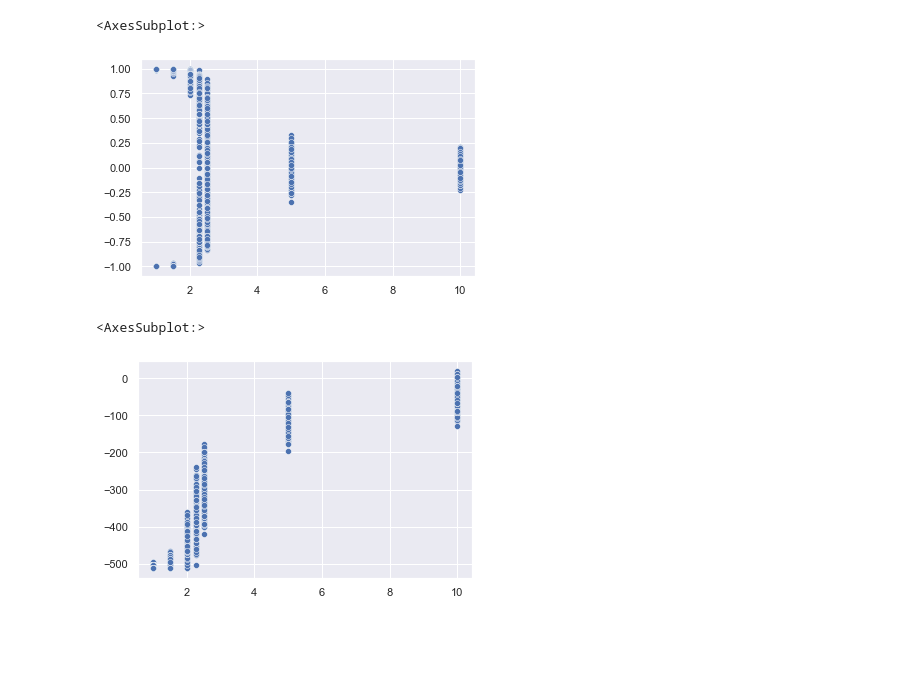
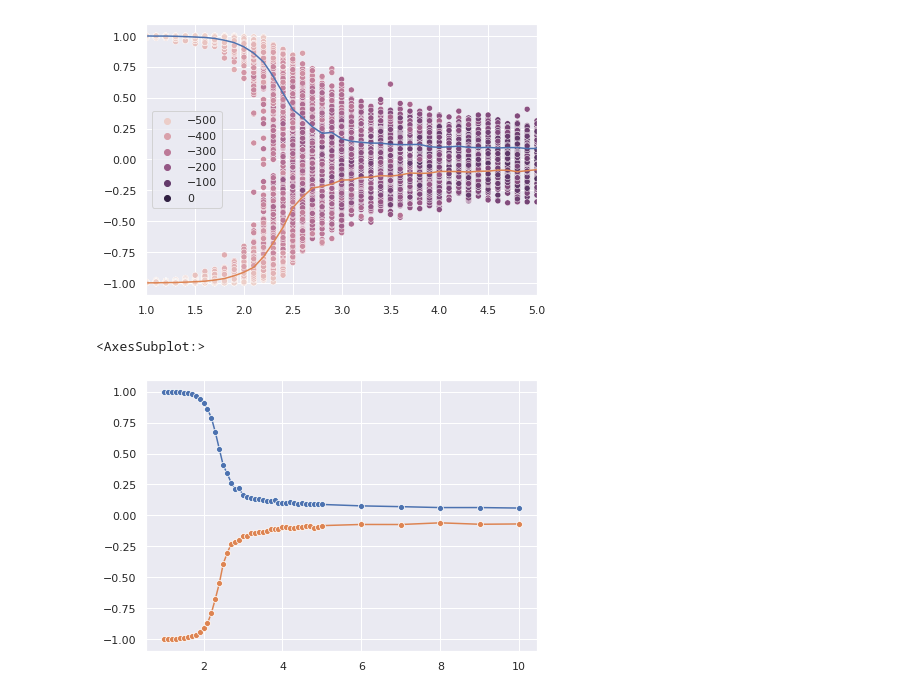
Before and after one commit to NerusSkyhigh/Machine-Learning-Phases-of-Matter, a Jupyter notebook: Visualisation.ipynb, the cells around one changed output. Cells and saved outputs as stored; diff of their text form; code cells hidden in the pictures; blank space fills up the shorter version.

```diff
--- a/Visualisation.ipynb
+++ b/Visualisation.ipynb
@@ -2,10 +2,11 @@
 import pandas as pd
 import seaborn as sns
 import numpy as np
+import matplotlib.pyplot as plt
 
-sns.set(rc={'figure.figsize':(5,5)})
+sns.set(rc={'figure.figsize':(7,5)})
 # %%
-raw_data = np.genfromtxt('22-05-19.csv', delimiter=',')
+raw_data = np.genfromtxt('22-05-20.csv', delimiter=',')
 print("Shape:", raw_data.shape)
 raw_data[:10][:5]
 # %% [output]
@@ -40,3 +41,16 @@ for idx in range(raw_data.shape[0]):
     T[idx] = raw_data[idx][1] # T
     E[idx] = raw_data[idx][2] # E
     m[idx] = np.sum(raw_data[idx][3:])/(raw_data.shape[1]-3)
+
+
+m_pos_mask = m > 0
+m_neg_mask = m < 0
+
+T_uniq = np.unique(T)
+m_pos_T = np.empty(T_uniq.shape[0])
+m_neg_T = np.empty(T_uniq.shape[0])
+
+for i in range(T_uniq.shape[0]):
+    T_mask = (T==T_uniq[i])
+    m_pos_T[i] = np.sum(m[T_mask & m_pos_mask])/np.sum(T_mask & m_pos_mask)
+    m_neg_T[i] = np.sum(m[T_mask & m_neg_mask])/np.sum(T_mask & m_neg_mask)
@@ -43,10 +67,15 @@ for idx in range(raw_data.shape[0]):
 # %%
-sns.scatterplot(x=T, y=m)
+fig, ax = plt.subplots()
+sns.scatterplot(x=T, y=m, hue=E, ax=ax)
+sns.lineplot(x=T_uniq, y=m_pos_T, ax=ax)
+sns.lineplot(x=T_uniq, y=m_neg_T, ax=ax)
+ax.set_xlim([1, 5]);
 # %% [output]
-<AxesSubplot:>
-[figure, old version]
+[figure, new version]
 # %%
-sns.scatterplot(x=T, y=E)
+fig, ax = plt.subplots()
+sns.lineplot(x=T_uniq, y=m_pos_T, ax=ax, marker="o")
+sns.lineplot(x=T_uniq, y=m_neg_T, ax=ax, marker="o")
 # %% [output]
 <AxesSubplot:>
-[figure, old version]
+[figure, new version]
```
Also changed, not shown: parts of 2 cells of this notebook, 1 other file.
